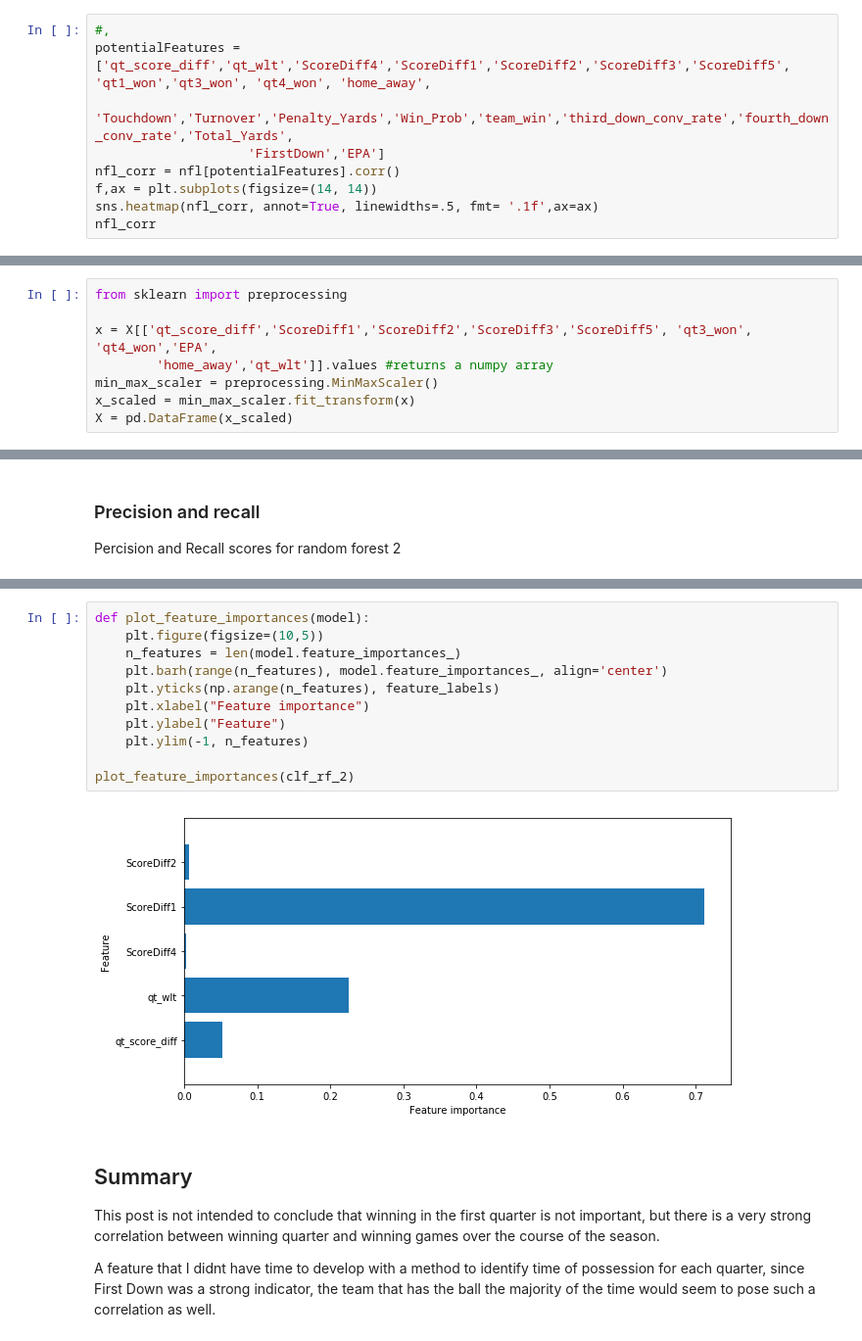
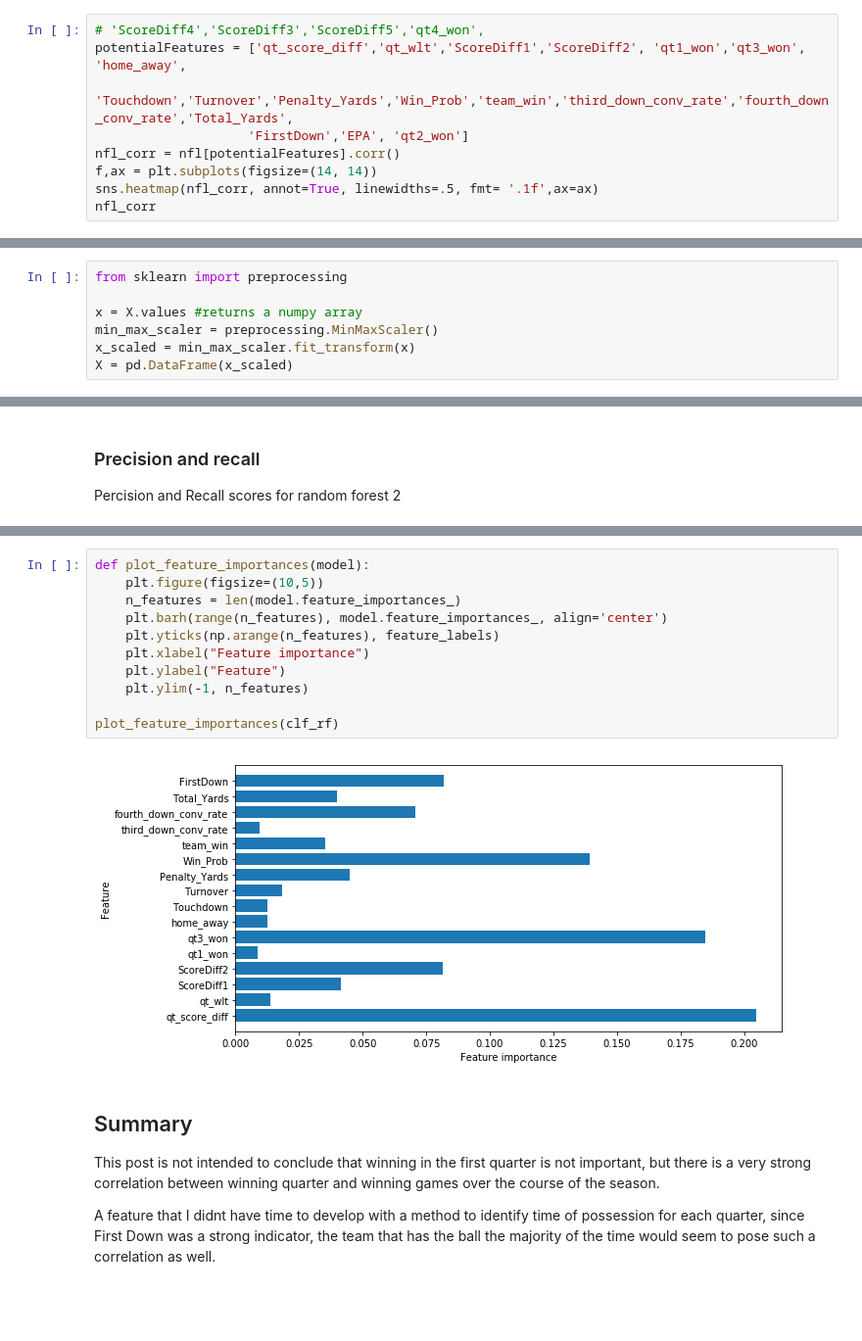
Before and after one commit to naivelogic/NFL-smarter-football, a Jupyter notebook: NFL Best Quarter-Winning Correlation.ipynb, the cells around one changed output, grey strips where cells are left out. Shown at 98% size. Drawn from its saved outputs; the diff is of its cells as text; blank space fills up the shorter version.

```diff
--- a/NFL Best Quarter-Winning Correlation.ipynb
+++ b/NFL Best Quarter-Winning Correlation.ipynb
@@ -387,8 +398,8 @@ Below we add features to indicate third and fourth down conversion rate. These d
 # %%
-#,
-potentialFeatures = ['qt_score_diff','qt_wlt','ScoreDiff4','ScoreDiff1','ScoreDiff2','ScoreDiff3','ScoreDiff5', 'qt1_won','qt3_won', 'qt4_won', 'home_away',
+# 'ScoreDiff4','ScoreDiff3','ScoreDiff5','qt4_won',
+potentialFeatures = ['qt_score_diff','qt_wlt','ScoreDiff1','ScoreDiff2', 'qt1_won','qt3_won',  'home_away',
                      'Touchdown','Turnover','Penalty_Yards','Win_Prob','team_win','third_down_conv_rate','fourth_down_conv_rate','Total_Yards',
-                    'FirstDown','EPA']
+                    'FirstDown','EPA', 'qt2_won']
 nfl_corr = nfl[potentialFeatures].corr()
 f,ax = plt.subplots(figsize=(14, 14))
 sns.heatmap(nfl_corr, annot=True, linewidths=.5, fmt= '.1f',ax=ax)
@@ -503,8 +474,7 @@ use the package sklearn and its associated preprocessing utilities to normalize
 # %%
 from sklearn import preprocessing
 
-x = X[['qt_score_diff','ScoreDiff1','ScoreDiff2','ScoreDiff3','ScoreDiff5', 'qt3_won', 'qt4_won','EPA',
-        'home_away','qt_wlt']].values #returns a numpy array
+x = X.values #returns a numpy array
 min_max_scaler = preprocessing.MinMaxScaler()
 x_scaled = min_max_scaler.fit_transform(x)
 X = pd.DataFrame(x_scaled)
@@ -650,16 +621,16 @@ ScoreDiff1-71.22%
 # %%
 def plot_feature_importances(model):
     plt.figure(figsize=(10,5))
     n_features = len(model.feature_importances_)
     plt.barh(range(n_features), model.feature_importances_, align='center')
     plt.yticks(np.arange(n_features), feature_labels)
     plt.xlabel("Feature importance")
     plt.ylabel("Feature")
     plt.ylim(-1, n_features)
 
-plot_feature_importances(clf_rf_2)
+plot_feature_importances(clf_rf)
 # %% [output]
-[figure, old version]
+[figure, new version]
 # %% [markdown]
 ## Summary
 This post is not intended to conclude that winning in the first quarter is not important, but there is a very strong correlation between winning quarter and winning games over the course of the season.
```
Also changed, not shown: parts of 30 cells of this notebook.
